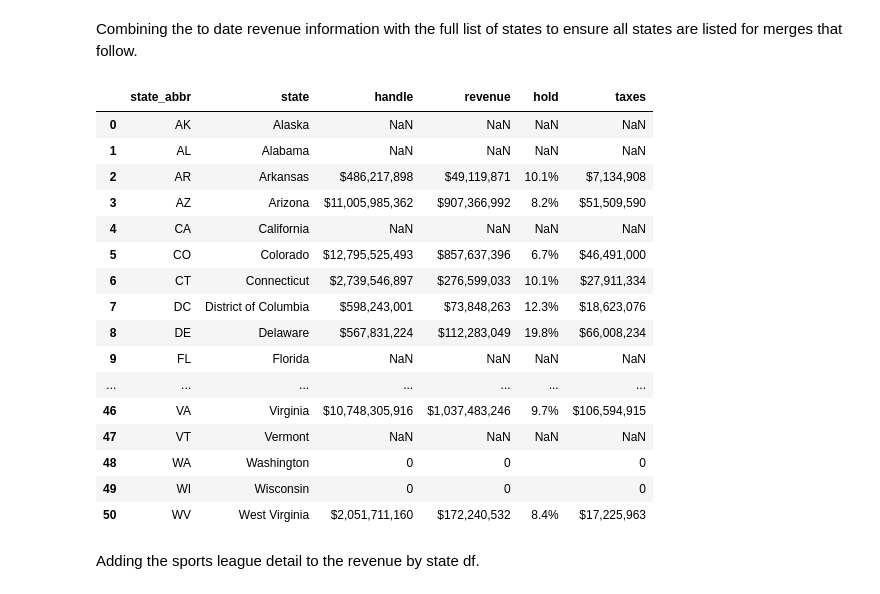
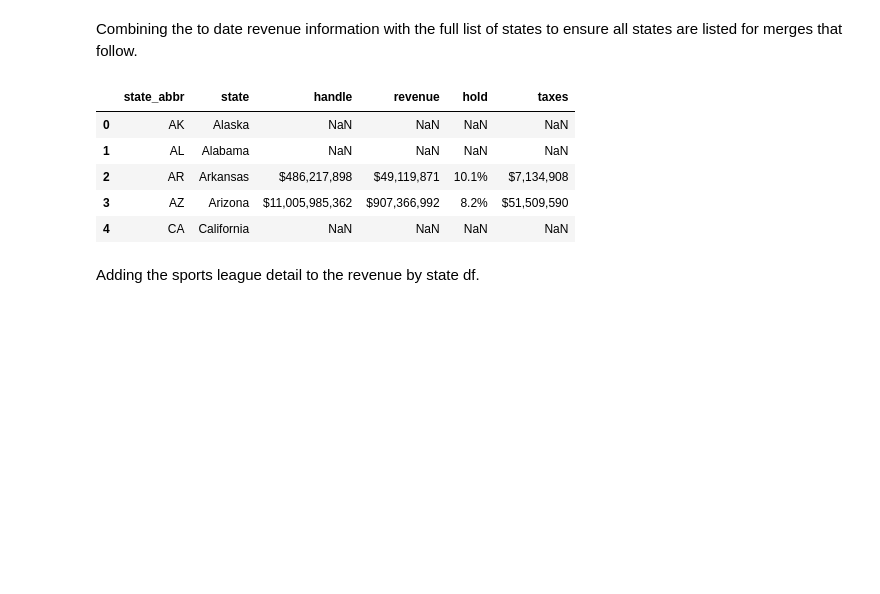
Before and after one commit to caleb-g23/Project-3-Sports-Betting-Analysis, a Jupyter notebook: data_scrape.ipynb, the cells around one changed output. Drawn from its saved outputs; the diff is of its cells as text; code cells hidden in the pictures; blank space fills up the shorter version.

```diff
--- a/data_scrape.ipynb
+++ b/data_scrape.ipynb
@@ -261,26 +250,15 @@ Combining the to date revenue information with the full list of states to ensure
 # %%
 #merge state_df and market_rev_df by state
 state_rev_df = state_df.merge(market_rev_df, on='state', how='left')
 #state_rev_df.head()
-state_rev_df.head(10)
+state_rev_df.head(5)
 # %% [output]
 |  | state_abbr | state | handle | revenue | hold | taxes |
 | 0 | AK | Alaska | NaN | NaN | NaN | NaN |
 | 1 | AL | Alabama | NaN | NaN | NaN | NaN |
 | 2 | AR | Arkansas | $486,217,898 | $49,119,871 | 10.1% | $7,134,908 |
 | 3 | AZ | Arizona | $11,005,985,362 | $907,366,992 | 8.2% | $51,509,590 |
 | 4 | CA | California | NaN | NaN | NaN | NaN |
-| 5 | CO | Colorado | $12,795,525,493 | $857,637,396 | 6.7% | $46,491,000 |
-| 6 | CT | Connecticut | $2,739,546,897 | $276,599,033 | 10.1% | $27,911,334 |
-| 7 | DC | District of Columbia | $598,243,001 | $73,848,263 | 12.3% | $18,623,076 |
-| 8 | DE | Delaware | $567,831,224 | $112,283,049 | 19.8% | $66,008,234 |
-| 9 | FL | Florida | NaN | NaN | NaN | NaN |
-| ... | ... | ... | ... | ... | ... | ... |
-| 46 | VA | Virginia | $10,748,305,916 | $1,037,483,246 | 9.7% | $106,594,915 |
-| 47 | VT | Vermont | NaN | NaN | NaN | NaN |
-| 48 | WA | Washington | 0 | 0 |  | 0 |
-| 49 | WI | Wisconsin | 0 | 0 |  | 0 |
-| 50 | WV | West Virginia | $2,051,711,160 | $172,240,532 | 8.4% | $17,225,963 |
 # %%
 #replace NaN with 0
 state_rev_df = state_rev_df.fillna(0)
```
Also changed, not shown: parts of 5 cells of this notebook, 6 other files.
